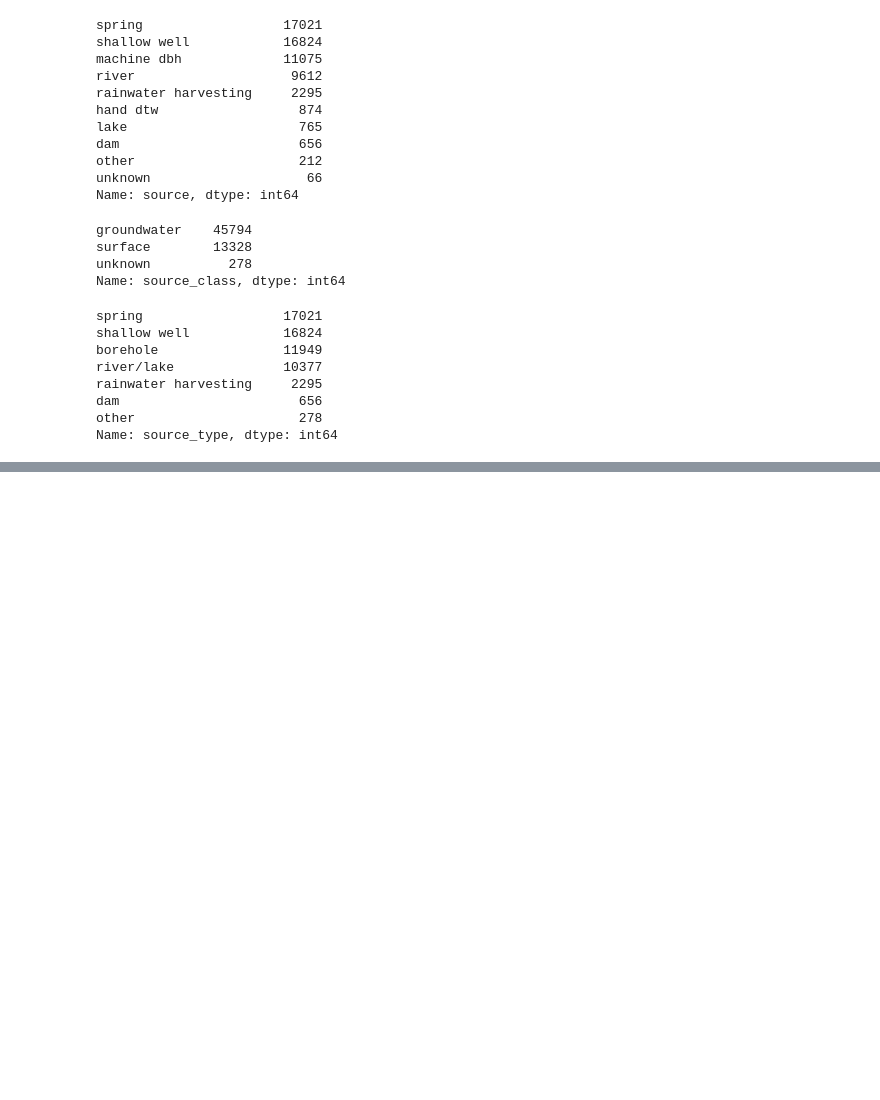
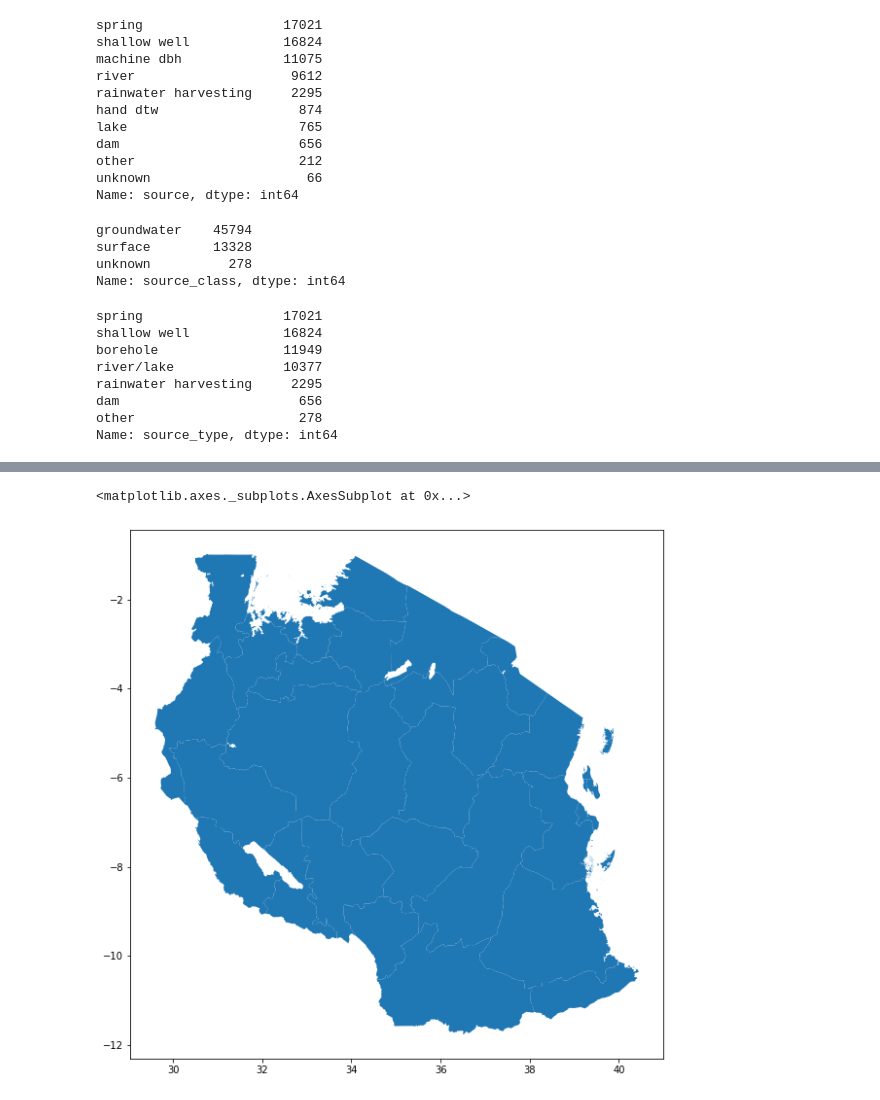
Before and after one commit to Sakshi9147/Pump-it-up--Tackling-Tanzania-water-crisis, a Jupyter notebook: pump-it-up_advanceproject.ipynb, the cells around one changed output, grey strips where cells are left out. Saved outputs shown, nothing was run; the diff lists cells and outputs as text; code cells hidden in the pictures; blank space fills up the shorter version.

```diff
--- a/pump-it-up_advanceproject.ipynb
+++ b/pump-it-up_advanceproject.ipynb
@@ -1038,0 +1136,2 @@ train_data.drop(['gps_height', 'longitude', 'latitude', 'region_code', 'district
+# %%
+shp = gpd.GeoDataFrame.from_file('tza/tza_map.shp')
@@ -1038,0 +1141,6 @@ train_data.drop(['gps_height', 'longitude', 'latitude', 'region_code', 'district
+# %%
+fig,ax = plt.subplots(figsize =(10,10))
+shp.plot(ax = ax)
+# %% [output]
+<matplotlib.axes._subplots.AxesSubplot at 0x...>
+[figure, added]
```
Also changed, not shown: parts of 98 cells of this notebook.
